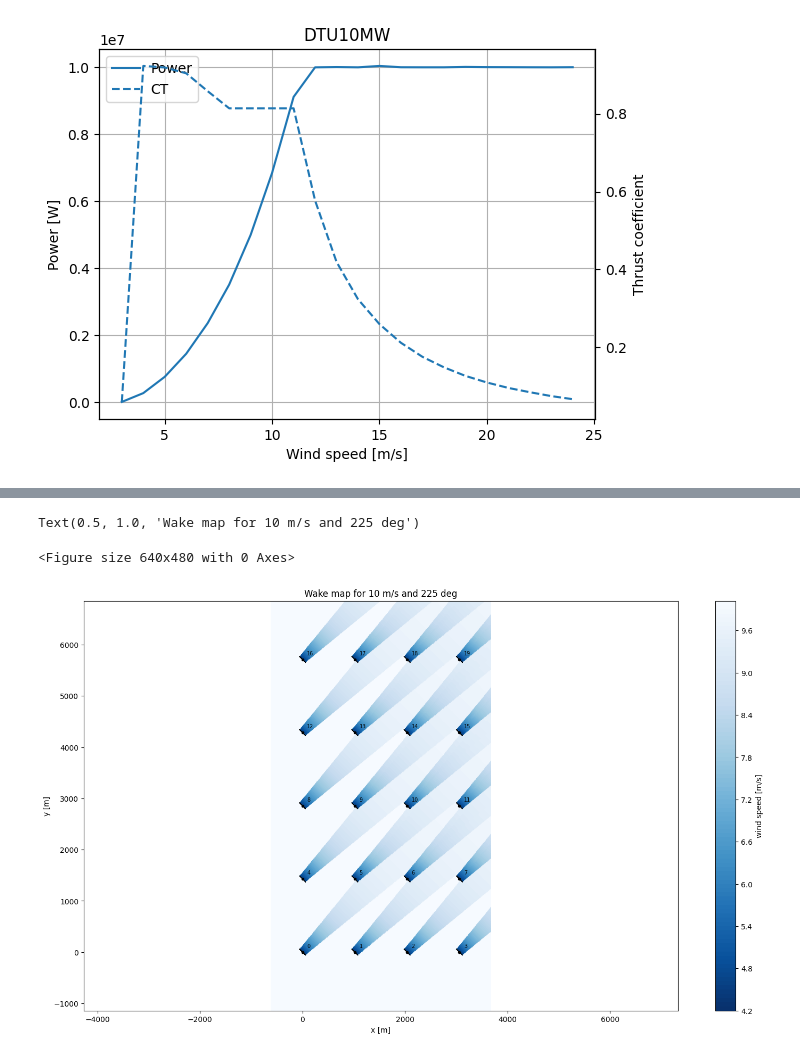
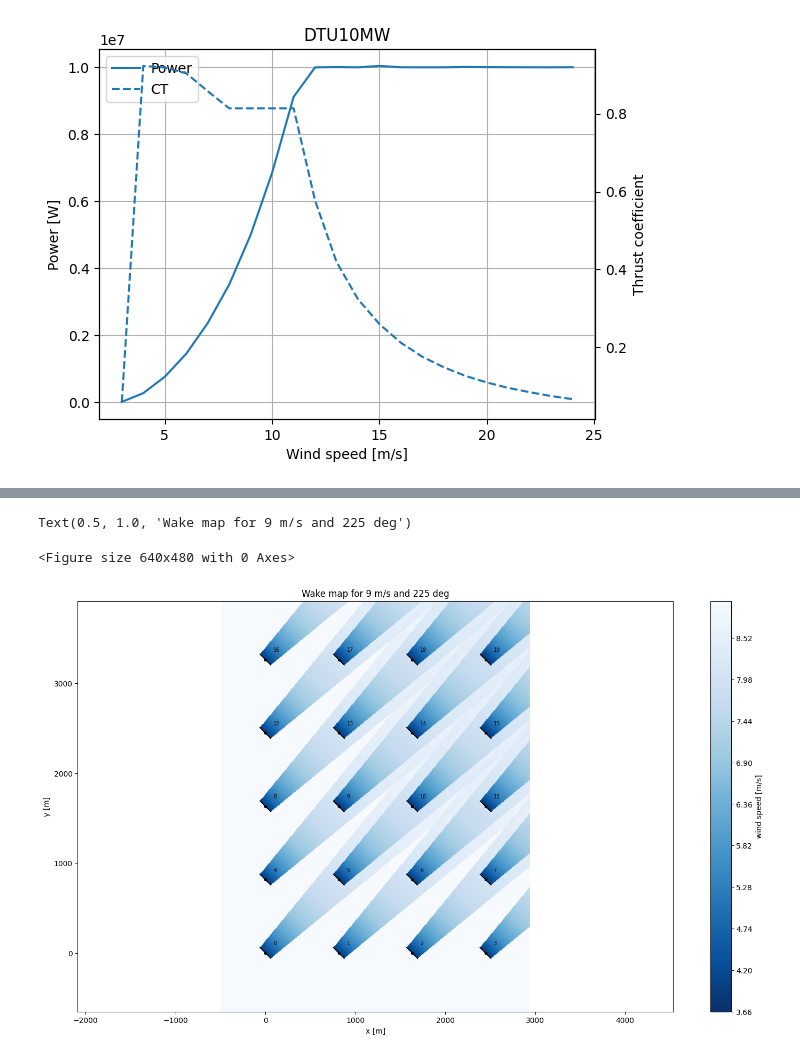
Before and after one commit to Xeidit/WindFarm2, a Jupyter notebook: WindFarmSimAndOptimisation.ipynb, the cells around one changed output, grey strips where cells are left out. Drawn from its saved outputs; the diff is of its cells as text; code cells hidden in the pictures.

```diff
--- a/WindFarmSimAndOptimisation.ipynb
+++ b/WindFarmSimAndOptimisation.ipynb
@@ -76,8 +76,8 @@ n_x = 4
 n_y = 5
 
 rotor_diameter = diameter
-dist_x = 5 * rotor_diameter
-dist_y = 7 * rotor_diameter
+dist_x = 4 * rotor_diameter
+dist_y = 4 * rotor_diameter
 
 # This defines the turbine positions
 wt_x, wt_y = np.meshgrid(np.array(range(n_x)) * dist_x, np.array(range(n_y)) * dist_y)
@@ -125,19 +125,19 @@ Text(0.5, 1.0, 'AEP vs wind direction')
 # %%
 #Plot Flow Map
-wind_speed = 10
+wind_speed = 9
 wind_direction = 225
 
 plt.figure()
 flow_map = simulationResult.flow_map(ws=wind_speed, wd=wind_direction)
 plt.figure(figsize=(18,10))
 flow_map.plot_wake_map()
 plt.xlabel('x [m]')
 plt.ylabel('y [m]')
 plt.title('Wake map for' + f' {wind_speed} m/s and {wind_direction} deg')
 # %% [output]
-Text(0.5, 1.0, 'Wake map for 10 m/s and 225 deg')
+Text(0.5, 1.0, 'Wake map for 9 m/s and 225 deg')
 <Figure size 640x480 with 0 Axes>
-[figure, old version]
+[figure, new version]
 # %%
 # --- TopFarm imports ---
 from topfarm._topfarm import TopFarmProblem
```
Also changed, not shown: parts of 3 cells of this notebook, 1 other file.
